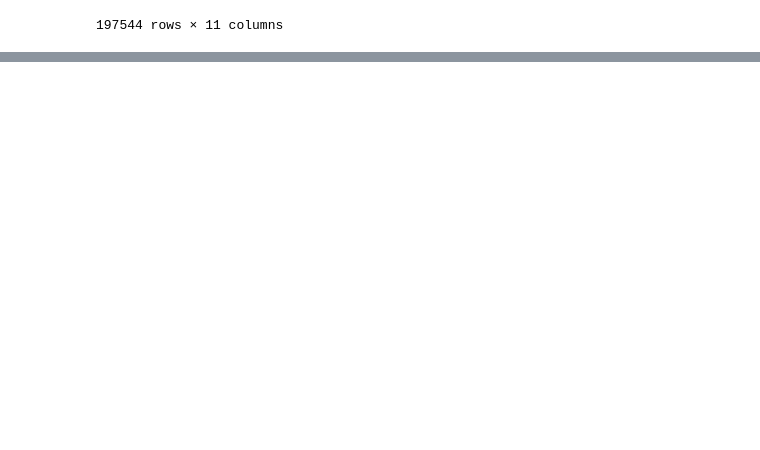
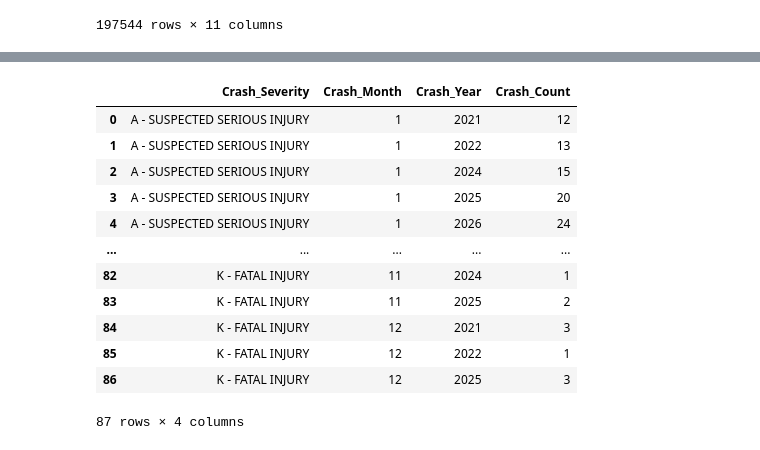
Before and after one commit to JoJo-eptx/CRIS_data_consolidation, a Jupyter notebook: db_preprocessing.ipynb, the cells around one changed output, grey strips where cells are left out. Drawn from its saved outputs; the diff is of its cells as text; code cells hidden in the pictures; blank space fills up the shorter version.

```diff
--- a/db_preprocessing.ipynb
+++ b/db_preprocessing.ipynb
@@ -179,0 +201,18 @@ combined_df
+# %%
+combined_df.groupby(
+        ["Crash_Severity", "Crash_Month", "Crash_Year"], as_index=False
+    ).size().rename(columns={"size": "Crash_Count"})
+# %% [output]
+|  | Crash_Severity | Crash_Month | Crash_Year | Crash_Count |
+| 0 | A - SUSPECTED SERIOUS INJURY | 1 | 2021 | 12 |
+| 1 | A - SUSPECTED SERIOUS INJURY | 1 | 2022 | 13 |
+| 2 | A - SUSPECTED SERIOUS INJURY | 1 | 2024 | 15 |
+| 3 | A - SUSPECTED SERIOUS INJURY | 1 | 2025 | 20 |
+| 4 | A - SUSPECTED SERIOUS INJURY | 1 | 2026 | 24 |
+| ... | ... | ... | ... | ... |
+| 82 | K - FATAL INJURY | 11 | 2024 | 1 |
+| 83 | K - FATAL INJURY | 11 | 2025 | 2 |
+| 84 | K - FATAL INJURY | 12 | 2021 | 3 |
+| 85 | K - FATAL INJURY | 12 | 2022 | 1 |
+| 86 | K - FATAL INJURY | 12 | 2025 | 3 |
+87 rows × 4 columns
```
Also changed, not shown: parts of 4 cells of this notebook.
